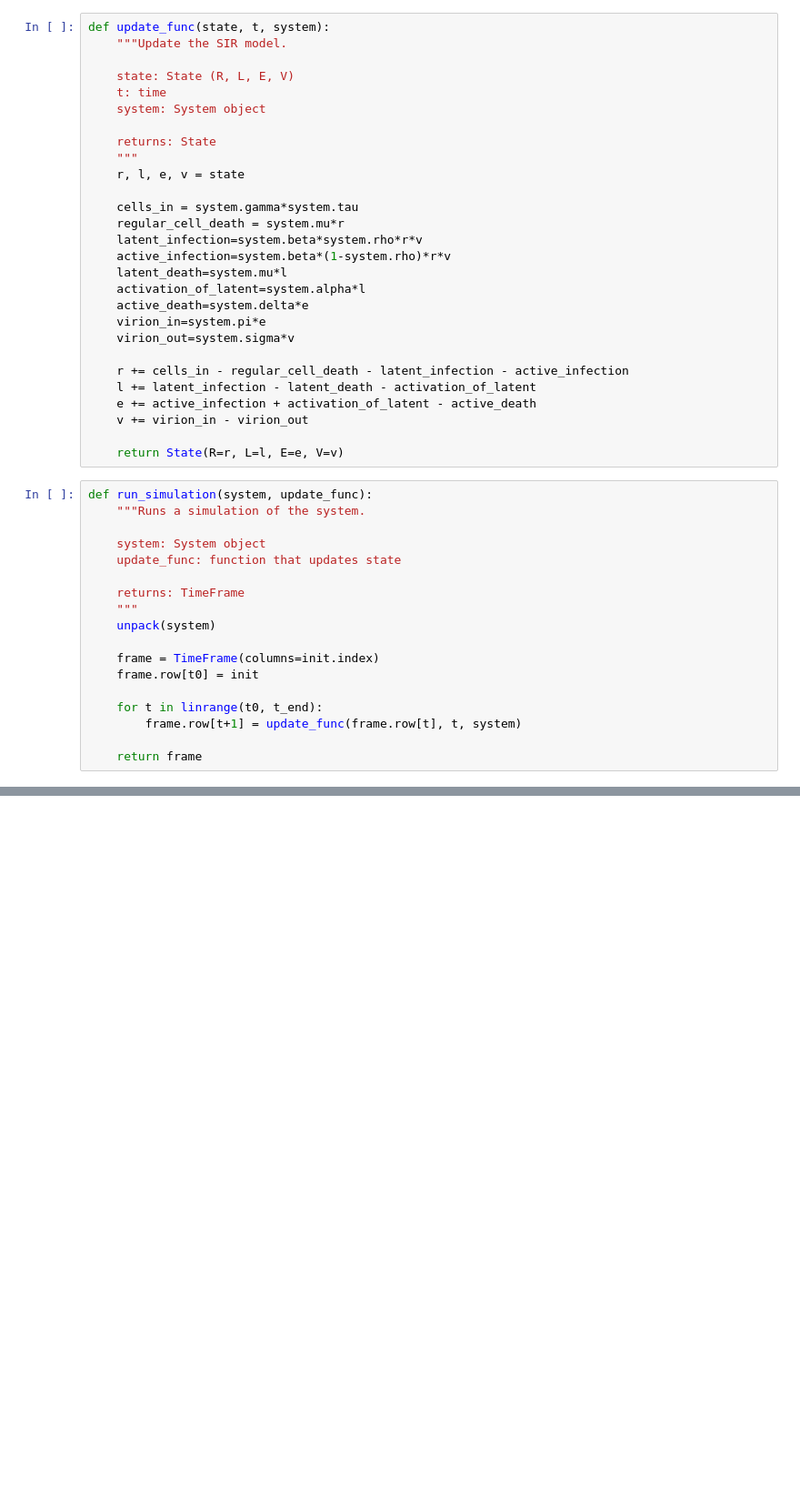
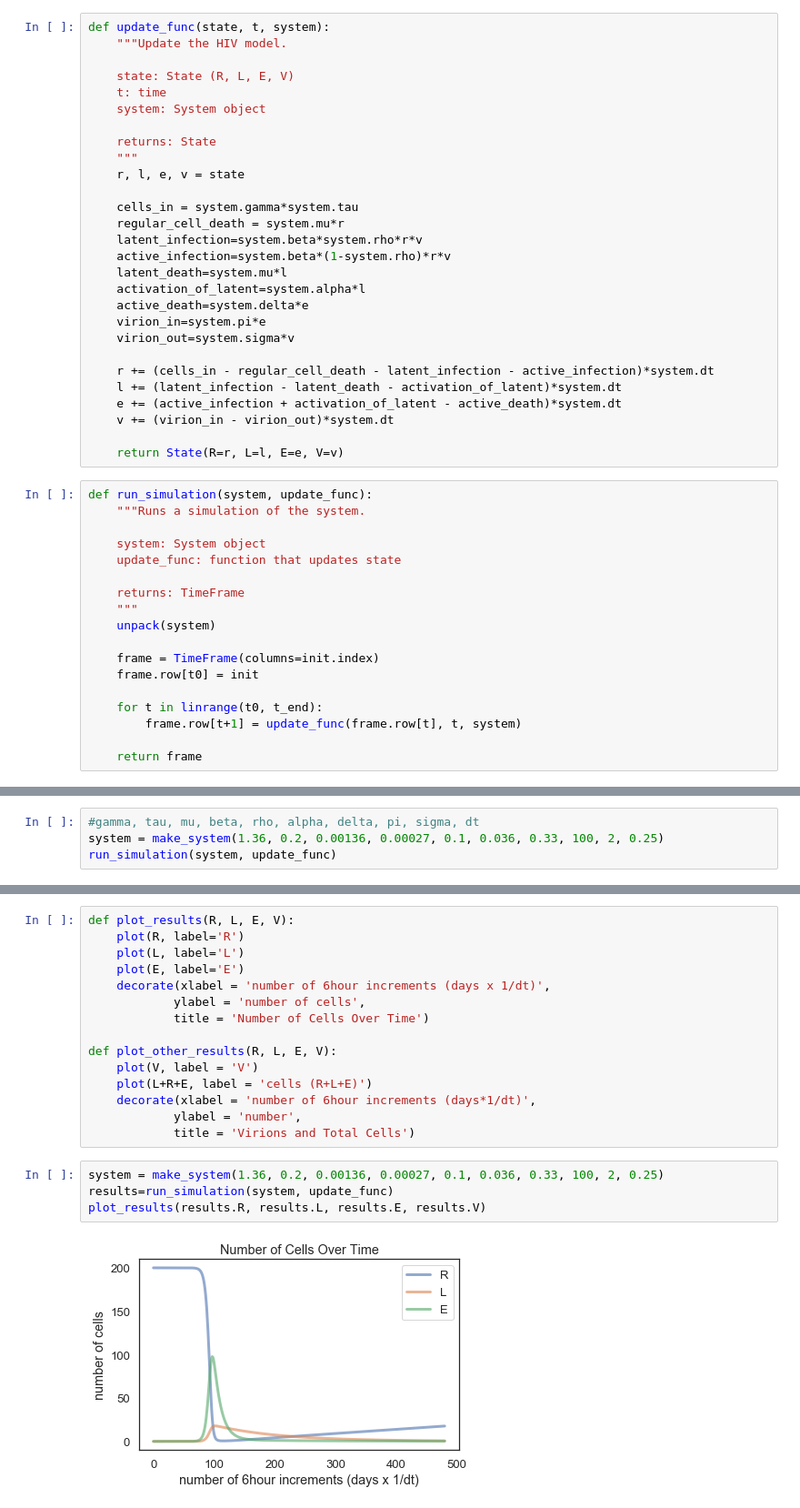
Before and after one commit to mrittmanic/ModSimPy, a Jupyter notebook: code/hiv_model.ipynb, the cells around one changed output, grey strips where cells are left out. Shown at 91% size. Drawn from its saved outputs; the diff is of its cells as text; blank space fills up the shorter version.

Commit message:
adding hiv model

```diff
--- a/code/hiv_model.ipynb
+++ b/code/hiv_model.ipynb
@@ -30,6 +28,6 @@ def make_system(gamma, tau, mu, beta, rho, alpha, delta, pi, sigma):
 # %%
 def update_func(state, t, system):
-    """Update the SIR model.
+    """Update the HIV model.
 
     state: State (R, L, E, V)
     t: time
@@ -49,10 +47,10 @@ def update_func(state, t, system):
     virion_in=system.pi*e
     virion_out=system.sigma*v
 
-    r += cells_in - regular_cell_death - latent_infection - active_infection
-    l += latent_infection - latent_death - activation_of_latent
-    e += active_infection + activation_of_latent - active_death
-    v += virion_in - virion_out
+    r += (cells_in - regular_cell_death - latent_infection - active_infection)*system.dt
+    l += (latent_infection - latent_death - activation_of_latent)*system.dt
+    e += (active_infection + activation_of_latent - active_death)*system.dt
+    v += (virion_in - virion_out)*system.dt
 
     return State(R=r, L=l, E=e, V=v)
 # %%
@@ -97,0 +74,4 @@ run_simulation(system, update_func)
+# %%
+#gamma, tau, mu, beta, rho, alpha, delta, pi, sigma, dt
+system = make_system(1.36, 0.2, 0.00136, 0.00027, 0.1, 0.036, 0.33, 100, 2, 0.25)
+run_simulation(system, update_func)
@@ -97,0 +97,21 @@ run_simulation(system, update_func)
+# %%
+def plot_results(R, L, E, V):
+    plot(R, label='R')
+    plot(L, label='L')
+    plot(E, label='E')
+    decorate(xlabel = 'number of 6hour increments (days x 1/dt)',
+            ylabel = 'number of cells',
+            title = 'Number of Cells Over Time')
+
+def plot_other_results(R, L, E, V):
+    plot(V, label = 'V')
+    plot(L+R+E, label = 'cells (R+L+E)')
+    decorate(xlabel = 'number of 6hour increments (days*1/dt)',
+            ylabel = 'number',
+            title = 'Virions and Total Cells')
+# %%
+system = make_system(1.36, 0.2, 0.00136, 0.00027, 0.1, 0.036, 0.33, 100, 2, 0.25)
+results=run_simulation(system, update_func)
+plot_results(results.R, results.L, results.E, results.V)
+# %% [output]
+[figure, added]
```
Also changed, not shown: parts of 4 cells of this notebook.
